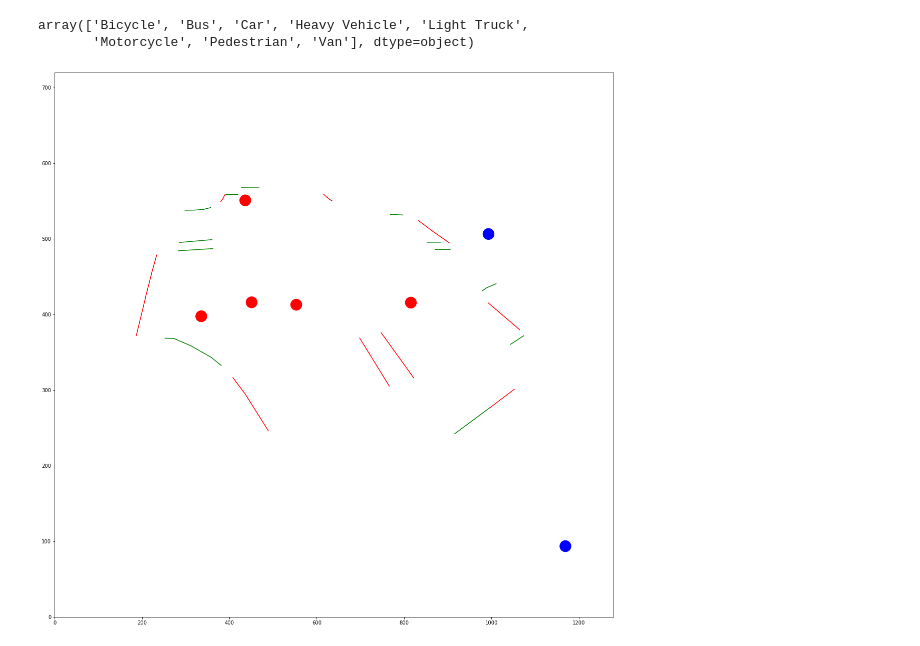
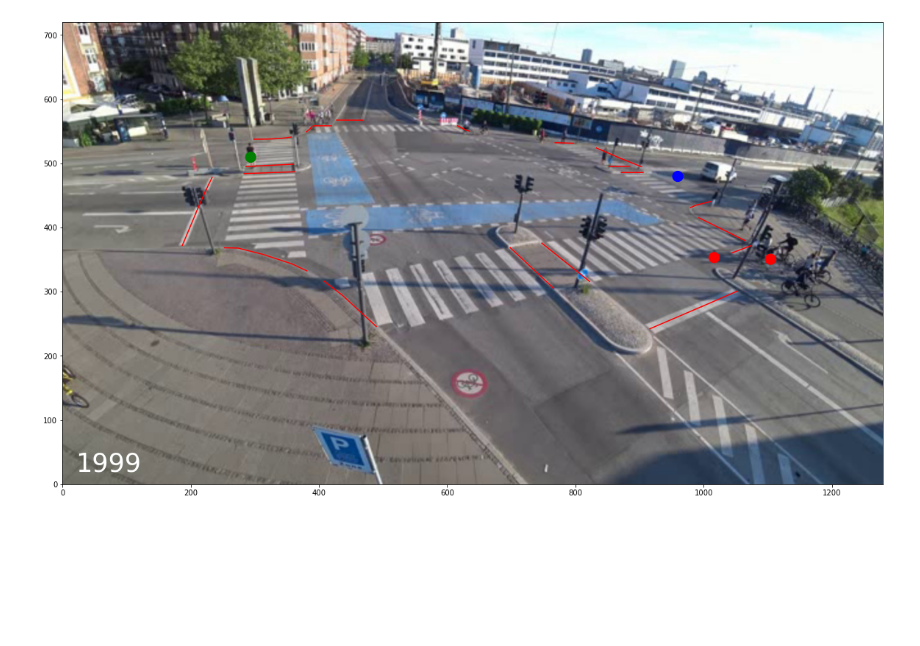
Before and after one commit to Marcus-Friis/CycleCV, a Jupyter notebook: animate.ipynb, the cells around one changed output. Drawn from its saved outputs; the diff is of its cells as text; code cells hidden in the pictures; blank space fills up the shorter version.

Commit message:
good movie

```diff
--- a/animate.ipynb
+++ b/animate.ipynb
@@ -16,12 +16,6 @@ l_df = pd.read_csv('bsc-3m/signals_dense.csv')
 # %%
 with open('bsc-3m/signal_lines_true.pickle', 'rb') as f:
     l_xy = pickle.load(f)
-# %%
-with open('formatted.pkl', 'rb') as f:
-    pdf = pickle.load(f)
-# %%
-with open('nndf.pkl', 'rb') as f:
-    nndf = pickle.load(f)
 # %%
 def get_xy_frame(frame):
     mask = nndf['frame'] == frame
@@ -52,11 +46,6 @@ for _, row in df.iterrows():
         d['class'].append(row['class'])
         d['id'].append(row['id'])
 nndf = pd.DataFrame(d)
-# %%
-np.unique(nndf['class'])
-# %% [output]
-array(['Bicycle', 'Bus', 'Car', 'Heavy Vehicle', 'Light Truck',
-       'Motorcycle', 'Pedestrian', 'Van'], dtype=object)
 # %%
 class_color = {
     'Bicycle' : 'r',
@@ -72,37 +61,44 @@ class_color = {
 fig, ax = plt.subplots(figsize=(20,20))
 ax.set_xlim(0,1280)
 ax.set_ylim(0,720)
+img = Image.open("intersection2.png")
+img = ImageOps.flip(img)
 
+im = ax.imshow(img, origin='lower')
 ln = [ax.plot([],[])[0] for _ in range(l_df.shape[-1]-1)]
 txt = ax.text(20,20, '', fontsize=35, color='w')
-sc = ax.scatter([], [], s=500)
-patches = ln + [sc] + [txt]
+sc = ax.scatter([], [], s=200)
+patches = ln + [sc] + [txt] + [im]
 
 def init():
     for i in range(len(ln)):
         ln[i].set_data(l_xy[i]['x'], l_xy[i]['y'])
 
     return patches
 
 def update(frame):
     row = l_df.loc[frame]
     for i in range(l_df.shape[1]-1):
         ln[i].set_color(['red', 'orange', 'yellow', 'green'][row[str(i)]])
 
     txt.set(text=str(frame))
 
     mask = nndf['frame'] == frame
     xy = nndf.loc[mask][['x', 'y']].to_numpy()
     sc.set_offsets(xy)
     sc.set(color=[class_color[row['class']] for _, row in nndf.loc[mask].iterrows()])
 
+    img = Image.open('frames/frame'+str(frame)+'.jpg') #+ pic_frames[frame])
+    img = ImageOps.flip(img)
+    im.set_array(img)
+
     return patches
 
-ani = FuncAnimation(fig, update, frames=np.arange(15000,20000,10),    # np.arange(0, 12000, 10), # interval=30,
+ani = FuncAnimation(fig, update, frames=np.arange(0,2000),    # np.arange(0, 12000, 10), # interval=30,
                     init_func=init)#, blit=True)
 
 Writer = writers['ffmpeg']
-writer = Writer(fps=3) # , bitrate=1800)
-ani.save('j.mp4', writer)
+writer = Writer(fps=30) # , bitrate=1800)
+ani.save('movies/movie_sync.mp4', writer)
 # %% [output]
-[figure, old version]
+[figure, new version]
```
Also changed, not shown: parts of 3 cells of this notebook.
